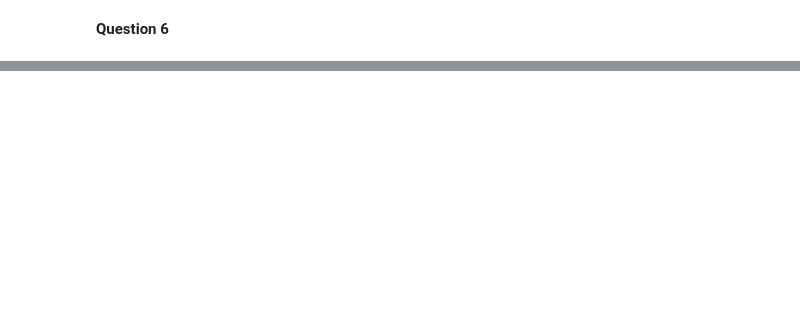
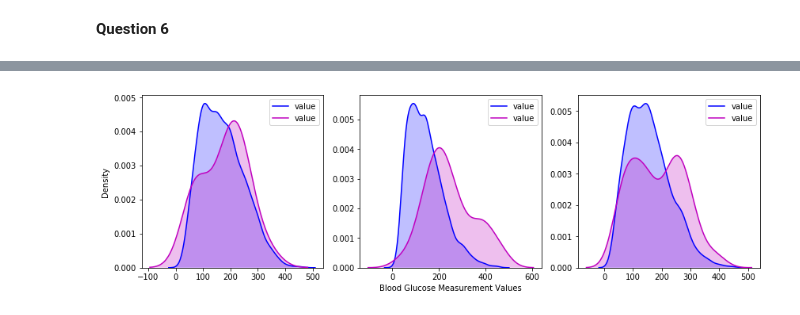
Before and after one commit to piperwilliams/BIOS6640, a Jupyter notebook: PythonProject/Code/BIOS 6640-Python Project.ipynb, the cells around one changed output, grey strips where cells are left out. Saved outputs shown, nothing was run; the diff lists cells and outputs as text; code cells hidden in the pictures; blank space fills up the shorter version.

```diff
--- a/PythonProject/Code/BIOS 6640-Python Project.ipynb
+++ b/PythonProject/Code/BIOS 6640-Python Project.ipynb
@@ -356,0 +335,22 @@ df_6.head()
+# %%
+# use same data sets from question 5
+fig, (ax1, ax2, ax3) = plt.subplots(1, 3, figsize = (14,4))
+
+sns.kdeplot(df_5_b_pre['value'], shade=True, color="b", ax=ax1)
+sns.kdeplot(df_5_b_post['value'], shade=True, color="m", ax=ax1)
+legend = g._legend
+legend.set_title("")
+for t, l in zip(legend.texts,("Male", "Female")):
+    t.set_text(l)
+
+sns.kdeplot(df_5_l_pre['value'], shade=True, color="b", ax=ax2)
+sns.kdeplot(df_5_l_post['value'], shade=True, color="m", ax=ax2)
+
+sns.kdeplot(df_5_d_pre['value'], shade=True, color="b", ax=ax3)
+sns.kdeplot(df_5_d_post['value'], shade=True, color="m", ax=ax3)
+
+plt.xlabel("Blood Glucose Measurement Values", x=-0.7)
+fig.text(0.08, 0.5, "Density", ha="center", va="center", rotation=90)
+plt.show()
+# %% [output]
+[figure, added]
```
Also changed, not shown: parts of 19 cells of this notebook.
